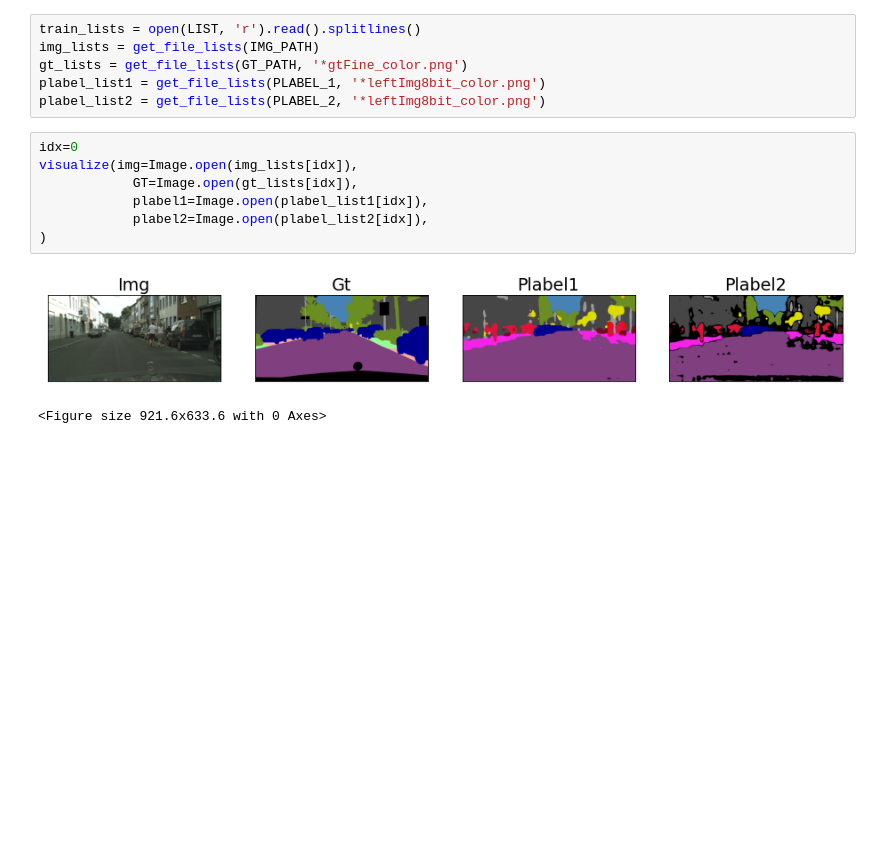
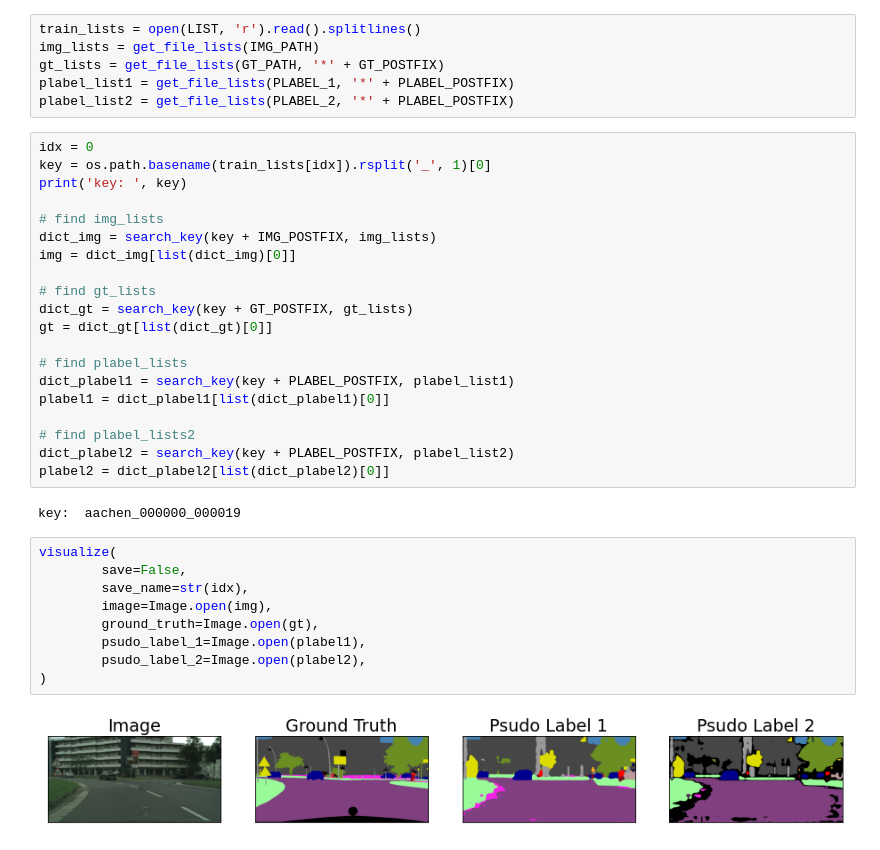
Before and after one commit to hi-space/SSL-Synthetic-Segmentation, a Jupyter notebook: Seg-Uncertainty/viz_plabel.ipynb, the cells around one changed output. Saved outputs shown, nothing was run; the diff lists cells and outputs as text; blank space fills up the shorter version.

Commit message:
visualize plabel pair

```diff
--- a/Seg-Uncertainty/viz_plabel.ipynb
+++ b/Seg-Uncertainty/viz_plabel.ipynb
@@ -34,16 +44,39 @@ def get_file_lists(path, postfix='*.png'):
 # %%
 train_lists = open(LIST, 'r').read().splitlines()
 img_lists = get_file_lists(IMG_PATH)
-gt_lists = get_file_lists(GT_PATH, '*gtFine_color.png')
-plabel_list1 = get_file_lists(PLABEL_1, '*leftImg8bit_color.png')
-plabel_list2 = get_file_lists(PLABEL_2, '*leftImg8bit_color.png')
+gt_lists = get_file_lists(GT_PATH, '*' + GT_POSTFIX)
+plabel_list1 = get_file_lists(PLABEL_1, '*' + PLABEL_POSTFIX)
+plabel_list2 = get_file_lists(PLABEL_2, '*' + PLABEL_POSTFIX)
-# %%
-idx=0
-visualize(img=Image.open(img_lists[idx]),
-            GT=Image.open(gt_lists[idx]),
-            plabel1=Image.open(plabel_list1[idx]),
-            plabel2=Image.open(plabel_list2[idx]),
-)
-# %% [output]
-[figure, removed]
-<Figure size 921.6x633.6 with 0 Axes>
+# %%
+idx = 0
+key = os.path.basename(train_lists[idx]).rsplit('_', 1)[0]
+print('key: ', key)
+
+# find img_lists
+dict_img = search_key(key + IMG_POSTFIX, img_lists)
+img = dict_img[list(dict_img)[0]]
+
+# find gt_lists
+dict_gt = search_key(key + GT_POSTFIX, gt_lists)
+gt = dict_gt[list(dict_gt)[0]]
+
+# find plabel_lists
+dict_plabel1 = search_key(key + PLABEL_POSTFIX, plabel_list1)
+plabel1 = dict_plabel1[list(dict_plabel1)[0]]
+
+# find plabel_lists2
+dict_plabel2 = search_key(key + PLABEL_POSTFIX, plabel_list2)
+plabel2 = dict_plabel2[list(dict_plabel2)[0]]
+# %% [output]
+key:  aachen_000000_000019
+# %%
+visualize(
+        save=False,
+        save_name=str(idx),
+        image=Image.open(img),
+        ground_truth=Image.open(gt),
+        psudo_label_1=Image.open(plabel1),
+        psudo_label_2=Image.open(plabel2),
+)
+# %% [output]
+[figure, added]
```
Also changed, not shown: parts of 1 cell of this notebook, 1 other file.
